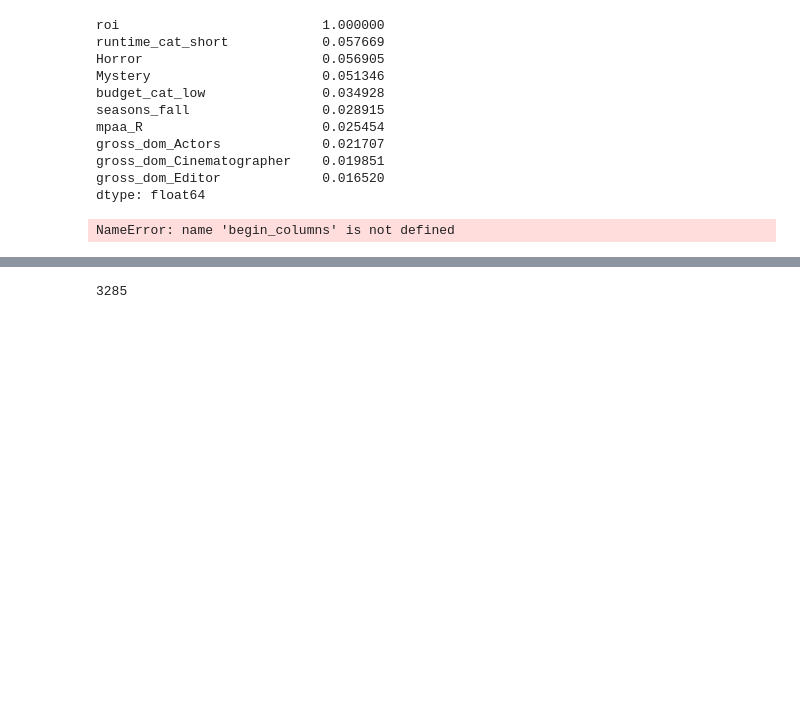
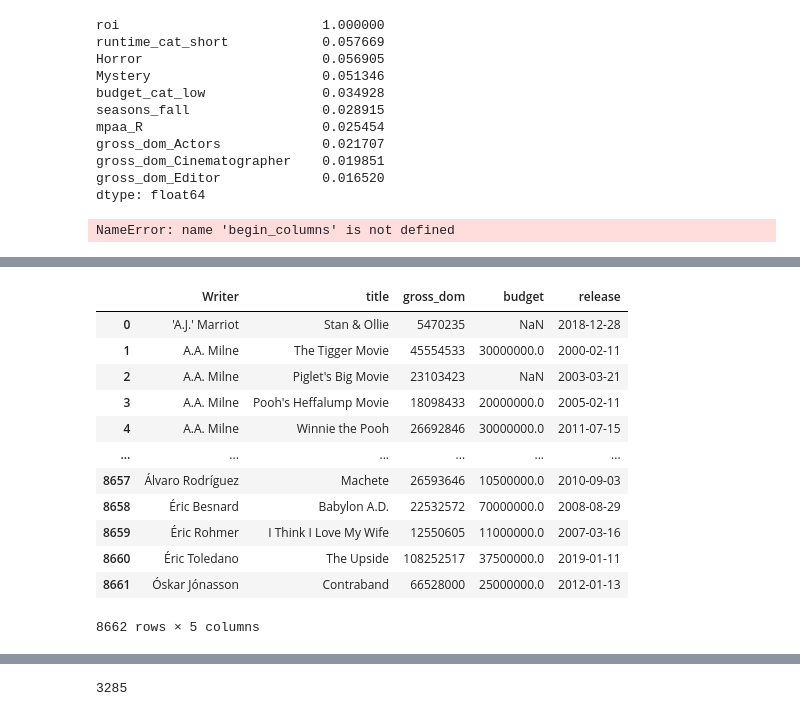
Before and after one commit to aauyeung19/Metis-Project-2, a Jupyter notebook: Feature Engineering.ipynb, the cells around one changed output, grey strips where cells are left out. Drawn from its saved outputs; the diff is of its cells as text; code cells hidden in the pictures; blank space fills up the shorter version.

```diff
--- a/Feature Engineering.ipynb
+++ b/Feature Engineering.ipynb
@@ -499,0 +506,26 @@ curr_crew = curr_crew.drop('nan').reset_index()
+# %%
+# Do explode by Groupby
+test2 = movie_df[['title', 'Writer']].Writer.str.split(', ').explode()
+test2 = pd.DataFrame(test2)
+test2.merge(movie_df.title, left_index=True, right_index=True)
+test2 = test2.merge(movie_df[['title', 'gross_dom', 'budget', 'release']], left_index=True, right_index=True, how='left')
+test2.drop_duplicates(inplace=True)
+
+test2 = test2.sort_values(by=['Writer', 'release'])
+test2.reset_index(drop=True, inplace=True)
+# %%
+test2
+# %% [output]
+|  | Writer | title | gross_dom | budget | release |
+| 0 | 'A.J.' Marriot | Stan & Ollie | 5470235 | NaN | 2018-12-28 |
+| 1 | A.A. Milne | The Tigger Movie | 45554533 | 30000000.0 | 2000-02-11 |
+| 2 | A.A. Milne | Piglet's Big Movie | 23103423 | NaN | 2003-03-21 |
+| 3 | A.A. Milne | Pooh's Heffalump Movie | 18098433 | 20000000.0 | 2005-02-11 |
+| 4 | A.A. Milne | Winnie the Pooh | 26692846 | 30000000.0 | 2011-07-15 |
+| ... | ... | ... | ... | ... | ... |
+| 8657 | Álvaro Rodríguez | Machete | 26593646 | 10500000.0 | 2010-09-03 |
+| 8658 | Éric Besnard | Babylon A.D. | 22532572 | 70000000.0 | 2008-08-29 |
+| 8659 | Éric Rohmer | I Think I Love My Wife | 12550605 | 11000000.0 | 2007-03-16 |
+| 8660 | Éric Toledano | The Upside | 108252517 | 37500000.0 | 2019-01-11 |
+| 8661 | Óskar Jónasson | Contraband | 66528000 | 25000000.0 | 2012-01-13 |
+8662 rows × 5 columns
```
Also changed, not shown: parts of 36 cells of this notebook, 2 other files.
